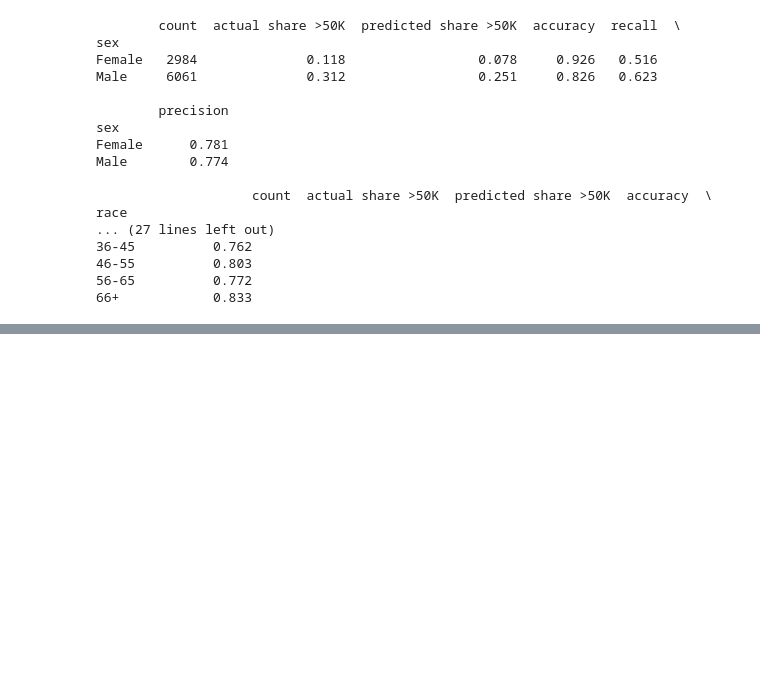
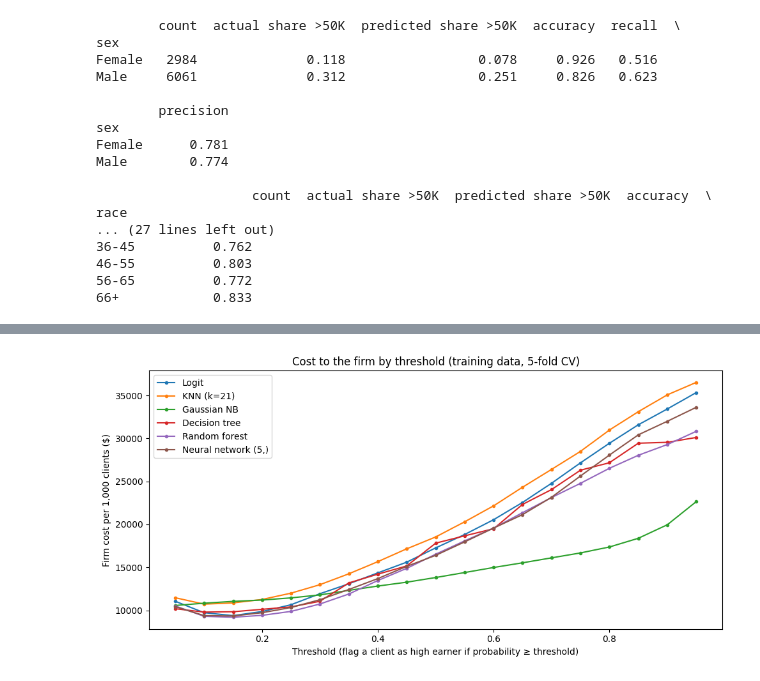
Before and after one commit to juliooo0/Team_A5, a Jupyter notebook: Predictive_Question.ipynb, the cells around one changed output, grey strips where cells are left out. Saved outputs shown, nothing was run; the diff lists cells and outputs as text; code cells hidden in the pictures; blank space fills up the shorter version.

Commit message:
worked on the cost function, tested all 6 models and chose forest

```diff
--- a/Predictive_Question.ipynb
+++ b/Predictive_Question.ipynb
@@ -1513,0 +1428,81 @@ NameError: name 'X_train_base' is not defined
+# %%
+# APPLICATION: which tuned model is most useful to the tax-prep firm? (cost-based comparison, like exam Case B2)
+# false positive (wrongly flagged): ~1 hour of preparer time on a higher-income package the client didn't need
+#   sourced: tax preparer mean wage $27.96/hr (BLS OEWS, May 2023: bls.gov/oes/2023/may/oes132082.htm)
+# false negative (missed high earner): once we take them on as a client, the firm absorbs the late-filing penalty
+#   (accuracy guarantee), assumed for 10% of missed high earners
+#   sourced: avg IRS late-filing penalty ≈ $1,615 (IRS Data Book FY2025 Table 4-2: $6.48B / 4.01M)
+from sklearn.metrics import precision_score
+
+wage, penalty = 27.96, 1615
+fp_cost = 1 * wage             # ≈ $28
+fn_cost = 0.10 * penalty       # ≈ $162
+
+def firm_cost(y_true, flagged):
+    y_true, flagged = np.asarray(y_true), np.asarray(flagged).astype(bool)
+    fp = int((flagged & (y_true == 0)).sum())
+    fn = int((~flagged & (y_true == 1)).sum())
+    return fp * fp_cost + fn * fn_cost, fp, fn
+
+def scaled(model, scaler=StandardScaler):
+    return Pipeline([('scale', ColumnTransformer([('num', scaler(), num_cols)], remainder='passthrough')),
+                     ('model', model)])
+
+# the 6 tuned models (best settings from each section)
+models = {
+    'Logit': scaled(LogisticRegression(max_iter=1000)),
+    'KNN (k=21)': Pipeline([('scale', StandardScaler()), ('model', KNeighborsClassifier(n_neighbors=21))]),
+    'Gaussian NB': GaussianNB(),
+    'Decision tree': DecisionTreeClassifier(max_depth=10, min_samples_leaf=10, random_state=0),
+    'Random forest': RandomForestClassifier(n_estimators=500, max_depth=20, min_samples_leaf=5,
+                                            max_features=0.5, random_state=0, n_jobs=-1),
+    'Neural network (5,)': scaled(MLPClassifier(hidden_layer_sizes=(5,), activation='logistic', solver='lbfgs',
+                                                tol=1e-8, max_iter=2000, random_state=1), MinMaxScaler),
+}
+
+thresholds = np.round(np.arange(0.05, 0.96, 0.05), 2)
+rows, curves, test_probs_all = [], {}, {}
+
+for name, model in tqdm(models.items()):
+    # 1. pick each model's cheapest threshold on TRAINING data (out-of-fold probabilities)
+    oof = cross_val_predict(model, X_train_base, y_train, cv=cv, method='predict_proba')[:, 1]
+    train_costs = [firm_cost(y_train, oof >= t)[0] / len(y_train) * 1000 for t in thresholds]
+    curves[name] = train_costs
+    best_t = thresholds[int(np.argmin(train_costs))]
+
+    # 2. train on all training data, then score ONCE on the test set
+    model.fit(X_train_base, y_train)
+    p = model.predict_proba(X_test_base)[:, 1]
+    test_probs_all[name] = p
+    for t_type, t in [('default 0.50', 0.5), ('cost-based', best_t)]:
+        flagged = p >= t
+        total, fp, fn = firm_cost(y_test, flagged)
+        rows.append({'model': name, 'threshold type': t_type, 'threshold': t,
+                     'wrongly flagged (FP)': fp, 'missed high earners (FN)': fn,
+                     'cost per 1,000 clients': total / len(y_test) * 1000,
+                     'recall': recall_score(y_test, flagged),
+                     'precision': precision_score(y_test, flagged, zero_division=0)})
+
+# no-model policies, for comparison
+for name, flagged in [('Flag no one', np.zeros(len(y_test), bool)), ('Flag everyone', np.ones(len(y_test), bool))]:
+    total, fp, fn = firm_cost(y_test, flagged)
+    rows.append({'model': name, 'threshold type': 'no model', 'threshold': np.nan,
+                 'wrongly flagged (FP)': fp, 'missed high earners (FN)': fn,
+                 'cost per 1,000 clients': total / len(y_test) * 1000,
+                 'recall': recall_score(y_test, flagged), 'precision': precision_score(y_test, flagged, zero_division=0)})
+
+app_df = pd.DataFrame(rows).sort_values('cost per 1,000 clients').reset_index(drop=True)
+print(f'Costs: wrongly flagged ${fp_cost:.0f}, missed high earner ${fn_cost:.0f}  (test set, {len(y_test):,} clients)')
+display(app_df.round(3))
+
+# cost curve for each model (training data): where is each model cheapest?
+fig, ax = plt.subplots(figsize=(10, 5))
+for name, c in curves.items():
+    ax.plot(thresholds, c, marker='o', markersize=3, label=name)
+ax.set_xlabel('Threshold (flag a client as high earner if probability ≥ threshold)')
+ax.set_ylabel('Firm cost per 1,000 clients ($)')
+ax.set_title('Cost to the firm by threshold (training data, 5-fold CV)')
+ax.legend()
+plt.tight_layout()
+plt.show()
+# %% [output]
@@ -1513,0 +1542 @@ NameError: name 'X_train_base' is not defined
+[figure, added]
```
Also changed, not shown: parts of 7 cells of this notebook.
